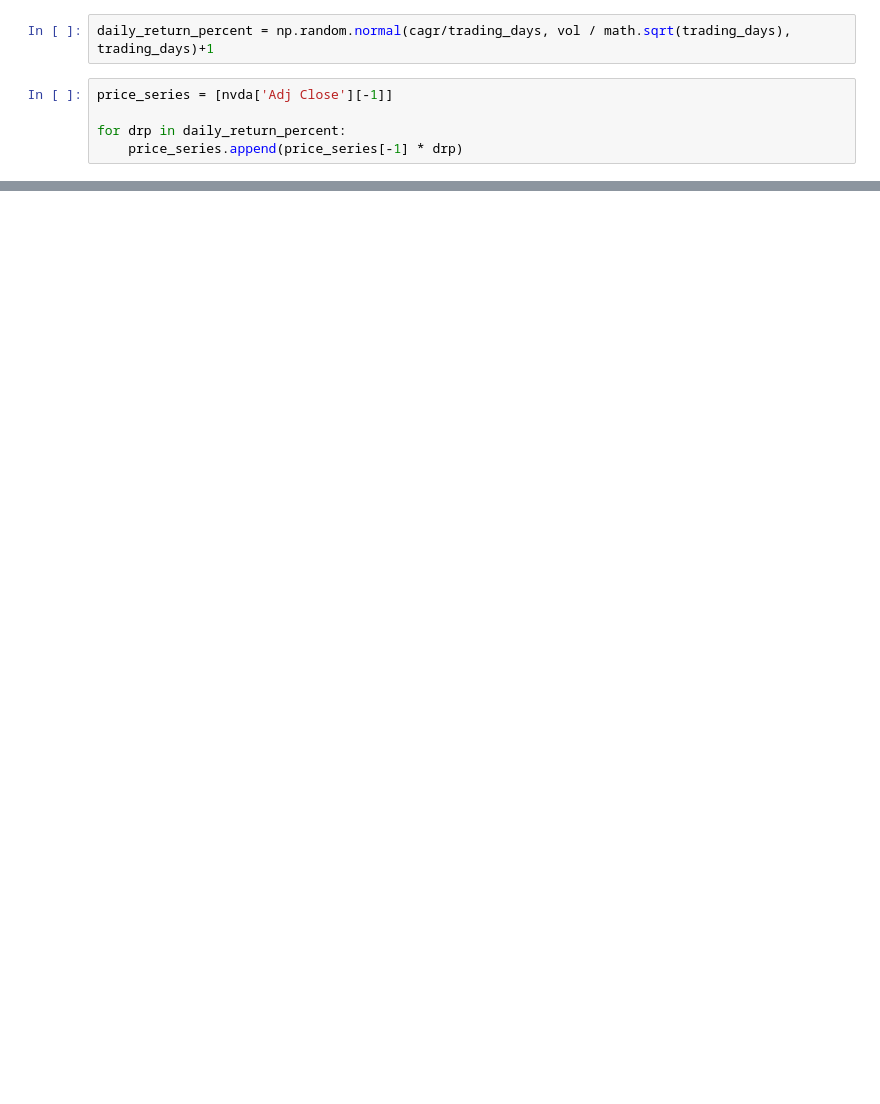
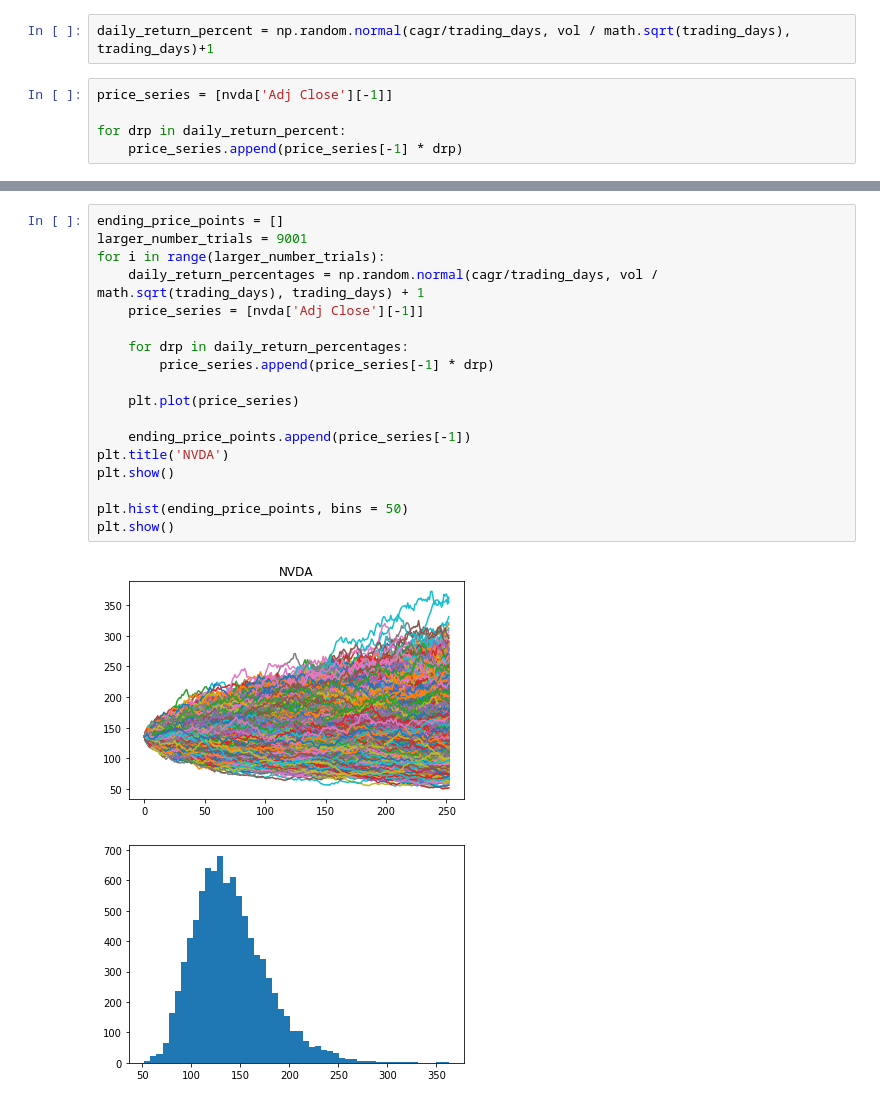
Before and after one commit to lilbooth53/monte_carlo, a Jupyter notebook: monte_carlo.ipynb, the cells around one changed output, grey strips where cells are left out. Cells and saved outputs as stored; diff of their text form; blank space fills up the shorter version.

```diff
--- a/monte_carlo.ipynb
+++ b/monte_carlo.ipynb
@@ -63,0 +67,21 @@ plt.show()
+# %%
+ending_price_points = []
+larger_number_trials = 9001
+for i in range(larger_number_trials):
+    daily_return_percentages = np.random.normal(cagr/trading_days, vol / math.sqrt(trading_days), trading_days) + 1
+    price_series = [nvda['Adj Close'][-1]]
+
+    for drp in daily_return_percentages:
+        price_series.append(price_series[-1] * drp)
+
+    plt.plot(price_series)
+
+    ending_price_points.append(price_series[-1])
+plt.title('NVDA')
+plt.show()
+
+plt.hist(ending_price_points, bins = 50)
+plt.show()
+# %% [output]
+[figure, added]
+[figure, added]
```
Also changed, not shown: parts of 13 cells of this notebook.
